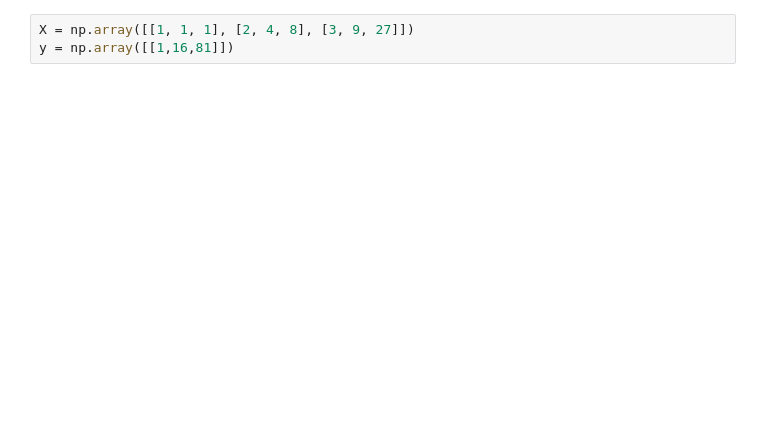
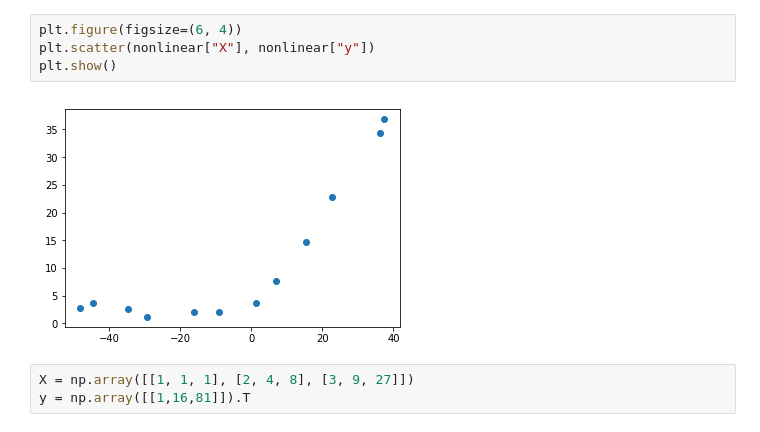
Before and after one commit to SatioO/HousingPrediction, a Jupyter notebook: Linear Regression.ipynb, the cells around one changed output. Saved outputs shown, nothing was run; the diff lists cells and outputs as text; blank space fills up the shorter version.

```diff
--- a/Linear Regression.ipynb
+++ b/Linear Regression.ipynb
@@ -8,5 +17,11 @@ test = pd.read_csv("./test.csv")
+# %%
+plt.figure(figsize=(6, 4))
+plt.scatter(nonlinear["X"], nonlinear["y"])
+plt.show()
+# %% [output]
+[figure, added]
 # %%
 X = np.array([[1, 1, 1], [2, 4, 8], [3, 9, 27]])
-y = np.array([[1,16,81]])
+y = np.array([[1,16,81]]).T
 # %%
 class LinearRegression:
```
Also changed, not shown: parts of 13 cells of this notebook, 1 other file.
